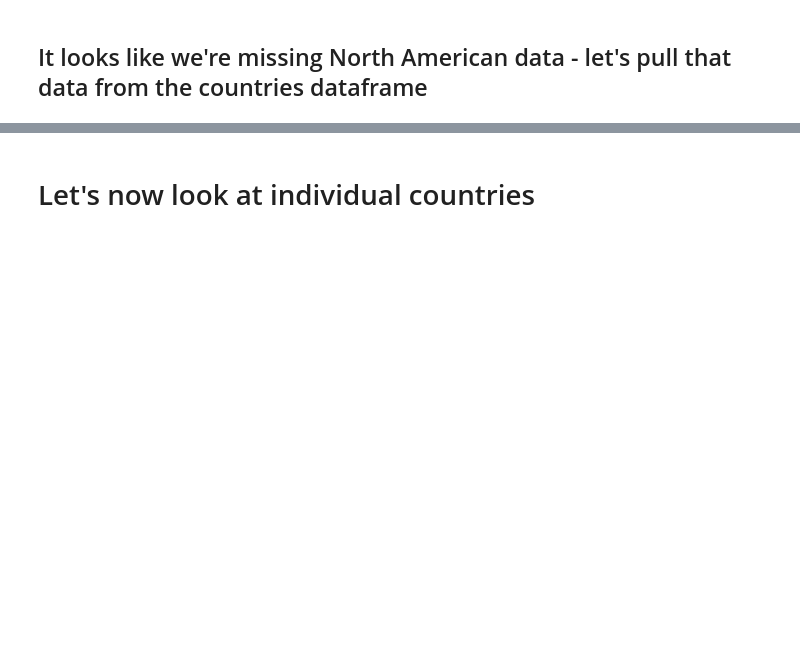
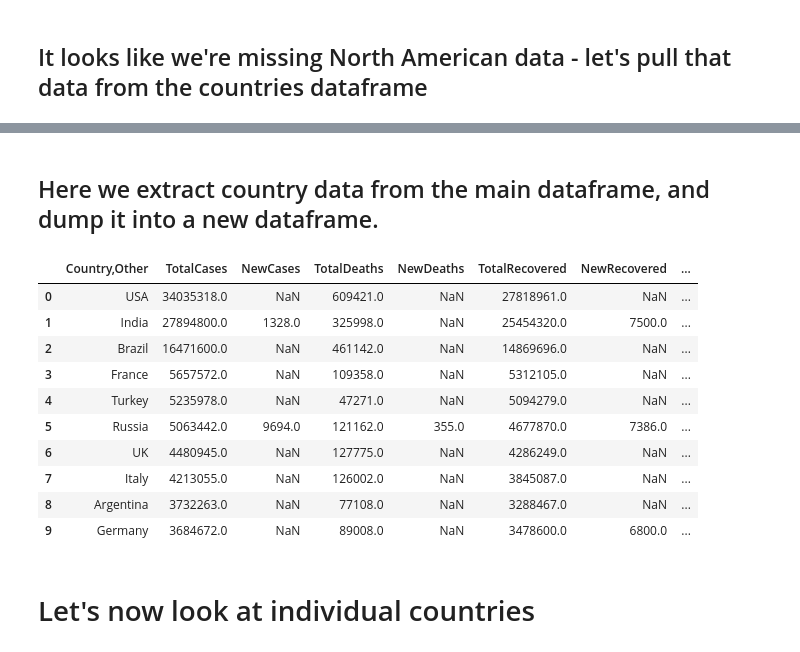
Before and after one commit to MerkuMerku/Python-Challenges, a Jupyter notebook: Python Covid Tracker/covid-webscraper-prototype.ipynb, the cells around one changed output, grey strips where cells are left out. Cells and saved outputs as stored; diff of their text form; code cells hidden in the pictures; blank space fills up the shorter version.

```diff
--- a/Python Covid Tracker/covid-webscraper-prototype.ipynb
+++ b/Python Covid Tracker/covid-webscraper-prototype.ipynb
@@ -271,3 +289,26 @@ See the caveats in the documentation: https://pandas.pydata.org/pandas-docs/stab
+# %% [markdown]
+## Here we extract country data from the main dataframe, and dump it into a new dataframe.
+# %%
+countries_df = df.loc[7:len(df)]
+
+# strip useless columns, clean data
+countries_df = countries_df.drop(columns=['#','Tot\xa0Cases/1M pop','Deaths/1M pop','1 Caseevery X ppl','1 Deathevery X ppl','1 Testevery X ppl', 'TotalTests', 'Tests/1M pop']).reset_index(drop=True)
+
+# sort the data by total cases, as we did with continents:
+countries_df = countries_df.sort_values(by=['TotalCases'],ascending=False)
+countries_df.head(10)
+# %% [output]
+|  | Country,Other | TotalCases | NewCases | TotalDeaths | NewDeaths | TotalRecovered | NewRecovered | ... |
+| 0 | USA | 34035318.0 | NaN | 609421.0 | NaN | 27818961.0 | NaN | ... |
+| 1 | India | 27894800.0 | 1328.0 | 325998.0 | NaN | 25454320.0 | 7500.0 | ... |
+| 2 | Brazil | 16471600.0 | NaN | 461142.0 | NaN | 14869696.0 | NaN | ... |
+| 3 | France | 5657572.0 | NaN | 109358.0 | NaN | 5312105.0 | NaN | ... |
+| 4 | Turkey | 5235978.0 | NaN | 47271.0 | NaN | 5094279.0 | NaN | ... |
+| 5 | Russia | 5063442.0 | 9694.0 | 121162.0 | 355.0 | 4677870.0 | 7386.0 | ... |
+| 6 | UK | 4480945.0 | NaN | 127775.0 | NaN | 4286249.0 | NaN | ... |
+| 7 | Italy | 4213055.0 | NaN | 126002.0 | NaN | 3845087.0 | NaN | ... |
+| 8 | Argentina | 3732263.0 | NaN | 77108.0 | NaN | 3288467.0 | NaN | ... |
+| 9 | Germany | 3684672.0 | NaN | 89008.0 | NaN | 3478600.0 | 6800.0 | ... |
 # %% [markdown]
 # Let's now look at individual countries
 # %%
```
Also changed, not shown: parts of 15 cells of this notebook.
